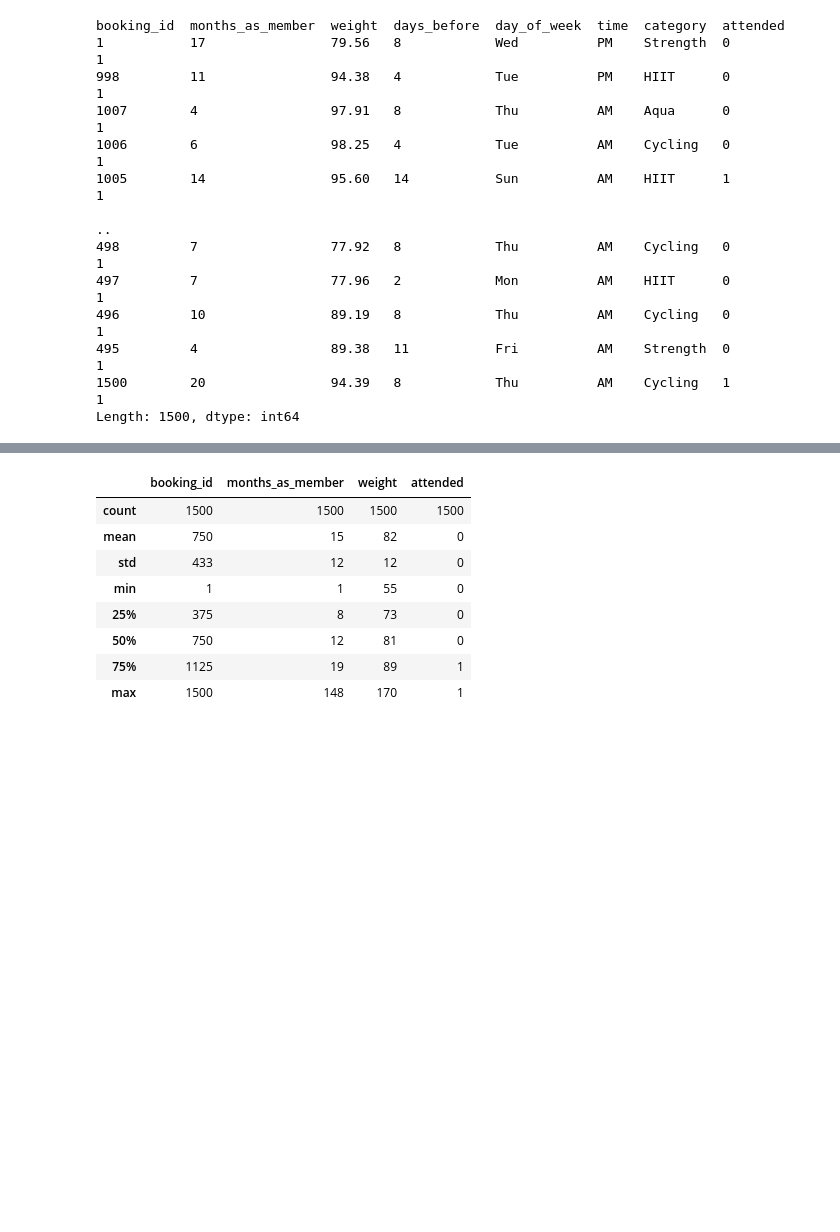
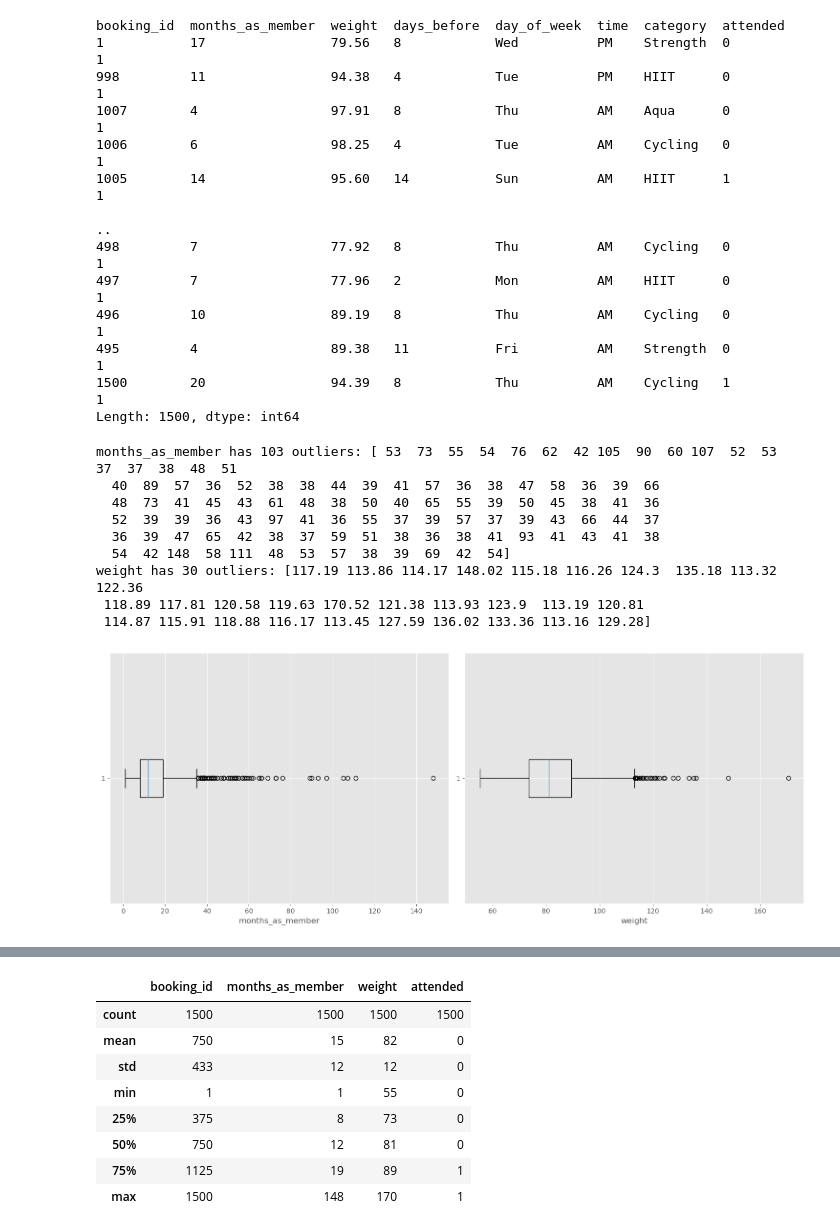
Before and after one commit to LoveRedemption/Fitness-class, a Jupyter notebook: Fitness Class EdA.ipynb, the cells around one changed output, grey strips where cells are left out. Cells and saved outputs as stored; diff of their text form; code cells hidden in the pictures; blank space fills up the shorter version.

```diff
--- a/Fitness Class EdA.ipynb
+++ b/Fitness Class EdA.ipynb
@@ -205,3 +205,49 @@ booking_id  months_as_member  weight  days_before  day_of_week  time  category
 495         4                 89.38   11           Fri          AM    Strength  0           1
 1500        20                94.39   8            Thu          AM    Cycling   1           1
 Length: 1500, dtype: int64
+# %%
+# Columns to visualize to check and visualize outliers
+selected_columns = ['months_as_member', 'weight']
+
+# Create a single figure with subplots
+fig, axes = plt.subplots(nrows=1, ncols=len(selected_columns), figsize=(15, 6))
+
+# Loop through the columns to create subplots
+for i, column in enumerate(selected_columns):
+    # Get the data for the current column
+    data = df[column]
+
+    # Create a boxplot
+    axes[i].boxplot(data, vert=False)  # Horizontal boxplot
+
+    # Set labels
+    axes[i].set_xlabel(column)
+    axes[i].set_ylabel('')
+
+    # Identify and handle outliers
+    q1 = data.quantile(0.25)
+    q3 = data.quantile(0.75)
+    iqr = q3 - q1
+    upper_bound = q3 + 1.5 * iqr
+    lower_bound = q1 - 1.5 * iqr
+    outliers = data[(data < lower_bound) | (data > upper_bound)]
+
+    if not outliers.empty:
+        print(f"{column} has {len(outliers)} outliers: {outliers.values}")
+
+# Adjust spacing between subplots
+plt.tight_layout()
+
+# Show the plot
+plt.show()
+# %% [output]
+months_as_member has 103 outliers: [ 53  73  55  54  76  62  42 105  90  60 107  52  53  37  37  38  48  51
+  40  89  57  36  52  38  38  44  39  41  57  36  38  47  58  36  39  66
+  48  73  41  45  43  61  48  38  50  40  65  55  39  50  45  38  41  36
+  52  39  39  36  43  97  41  36  55  37  39  57  37  39  43  66  44  37
+  36  39  47  65  42  38  37  59  51  38  36  38  41  93  41  43  41  38
+  54  42 148  58 111  48  53  57  38  39  69  42  54]
+weight has 30 outliers: [117.19 113.86 114.17 148.02 115.18 116.26 124.3  135.18 113.32 122.36
+ 118.89 117.81 120.58 119.63 170.52 121.38 113.93 123.9  113.19 120.81
+ 114.87 115.91 118.88 116.17 113.45 127.59 136.02 133.36 113.16 129.28]
+[figure, added]
```
Also changed, not shown: parts of 39 cells of this notebook.
